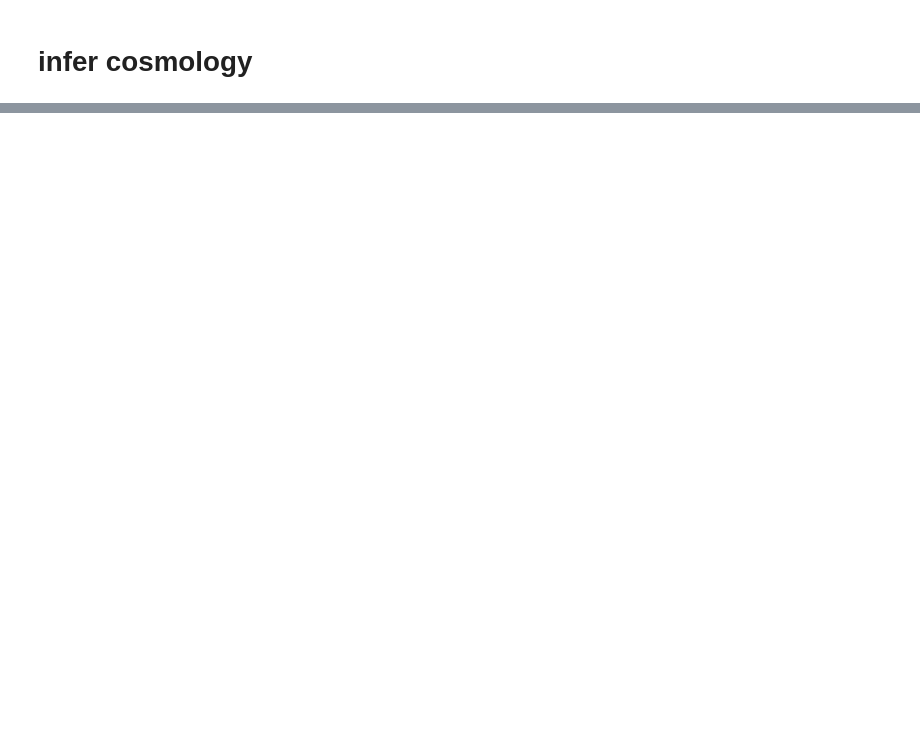
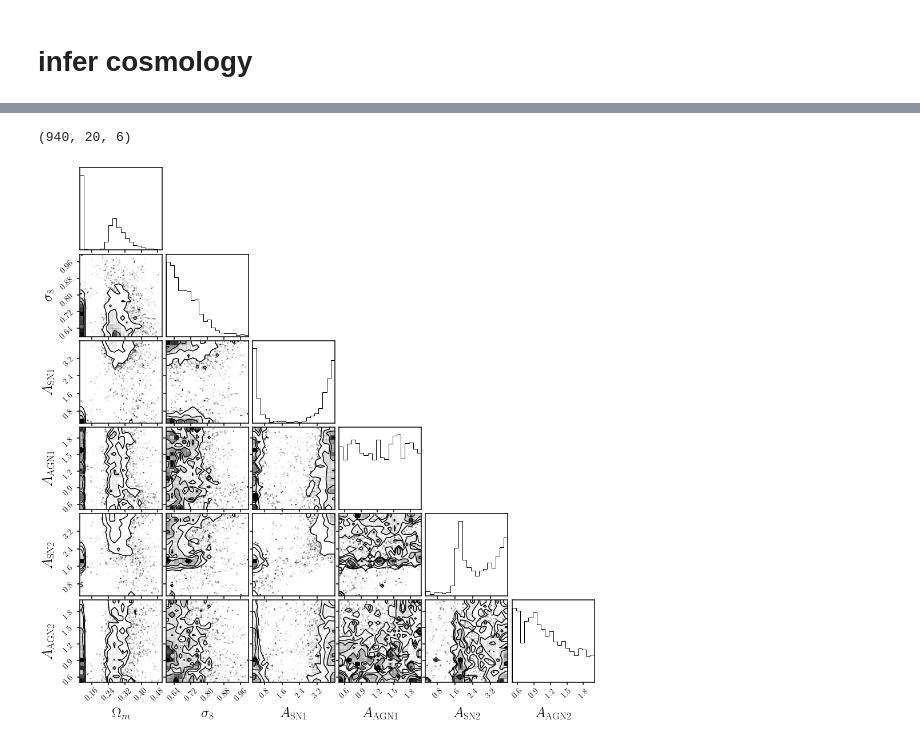
Before and after one commit to changhoonhahn/goleta, a Jupyter notebook: nb/cosmo_infer.ipynb, the cells around one changed output, grey strips where cells are left out. Drawn from its saved outputs; the diff is of its cells as text; code cells hidden in the pictures; blank space fills up the shorter version.

```diff
--- a/nb/cosmo_infer.ipynb
+++ b/nb/cosmo_infer.ipynb
@@ -53,0 +61,16 @@ np.sum(cuts)
+# %%
+# cuts on absmag uncertainties
+cuts = (np.all((ivar_absmag_nsa[:,:-1]**-0.5 > 0.02) & (ivar_absmag_nsa[:,:-1]**-0.5 < 0.022), axis=1) &
+        (ivar_absmag_nsa[:,-1]**-0.5 > 0.03) & (ivar_absmag_nsa[:,-1]**-0.5 < 0.04))
+# cuts on absmag
+for i in range(4):
+    cuts = cuts & (absmag_nsa[:,i] < -16) & (absmag_nsa[:,i] > -20.)
+# cuts on color
+cuts = cuts & (colors_nsa[:,0] > 0.264) & (colors_nsa[:,0] < 0.687)
+cuts = cuts & (colors_nsa[:,1] > 0.423) & (colors_nsa[:,1] < 1.009)
+cuts = cuts & (colors_nsa[:,2] > 0.538) & (colors_nsa[:,2] < 1.231)
+cuts = cuts & (colors_nsa[:,3] > 0.151) & (colors_nsa[:,3] < 0.329)
+cuts = cuts & (colors_nsa[:,4] > 0.263) & (colors_nsa[:,4] < 0.557)
+cuts = cuts & (colors_nsa[:,5] > 0.097) & (colors_nsa[:,5] < 0.241)
+
+np.sum(cuts)
@@ -114,0 +146,7 @@ Deprecated in NumPy 1.20; for more details and guidance: https://numpy.org/devdo
+# %%
+ndim, nwalkers = 6, 20
+p0 = 0.1 * np.random.randn(nwalkers, ndim) + np.array([0.3, 0.8, 1., 1., 1., 1.])
+# %%
+sampler = emcee.EnsembleSampler(nwalkers, ndim, log_posterior, args=[thetag_primes])
+# burn in
+sampler.run_mcmc(p0, 500)
@@ -114,0 +192,11 @@ Deprecated in NumPy 1.20; for more details and guidance: https://numpy.org/devdo
+# %%
+sampler.get_chain().shape
+# %% [output]
+(940, 20, 6)
+# %%
+fig = DFM.corner(sampler.get_chain(flat=True)[20*100:],
+                labels=[r'$\Omega_m$', r'$\sigma_8$', r'$A_{\rm SN1}$', r'$A_{\rm AGN1}$',
+                        r'$A_{\rm SN2}$', r'$A_{\rm AGN2}$'],
+                label_kwargs={'fontsize': 25})
+# %% [output]
+[figure, added]
```
Also changed, not shown: parts of 17 cells of this notebook.
